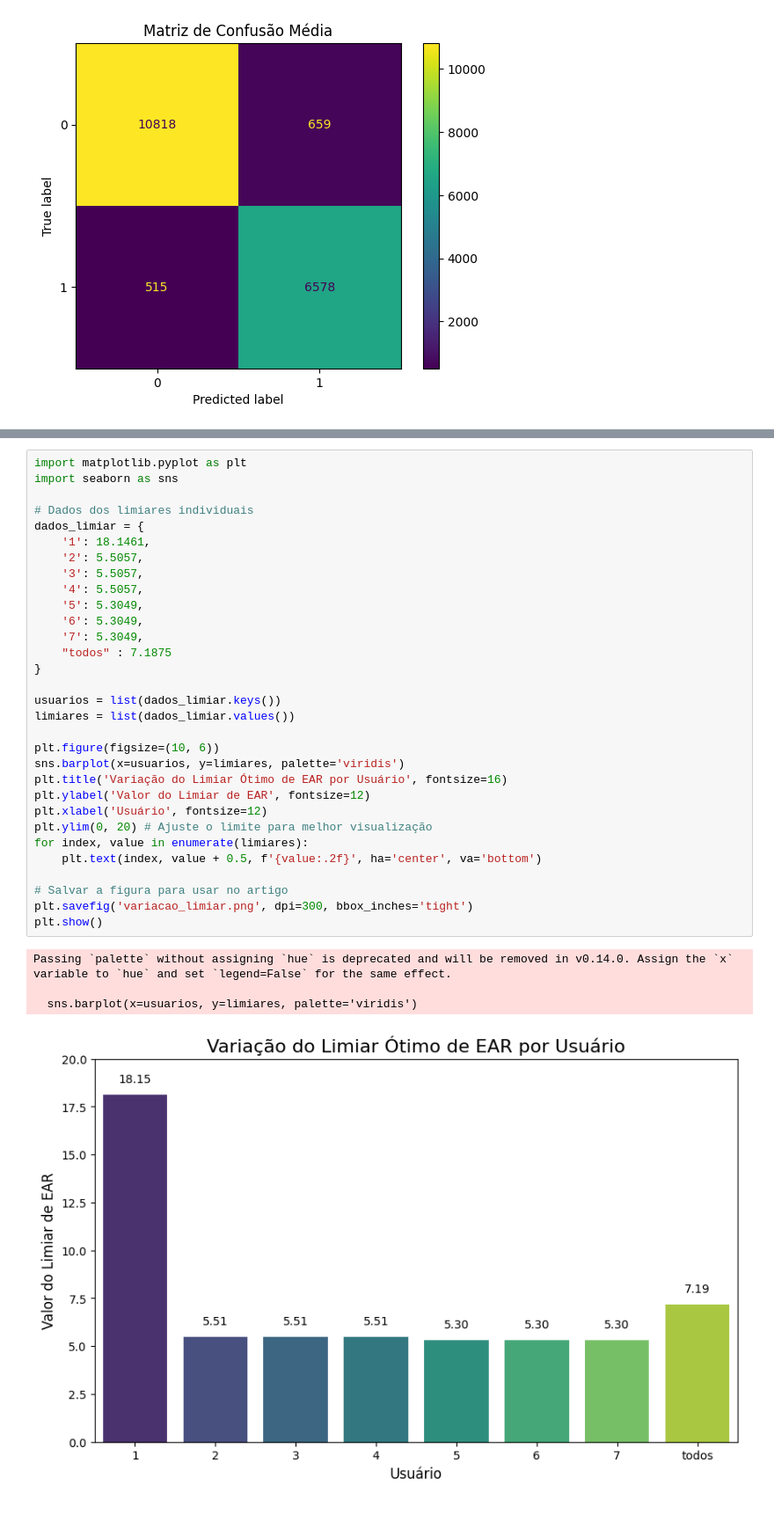
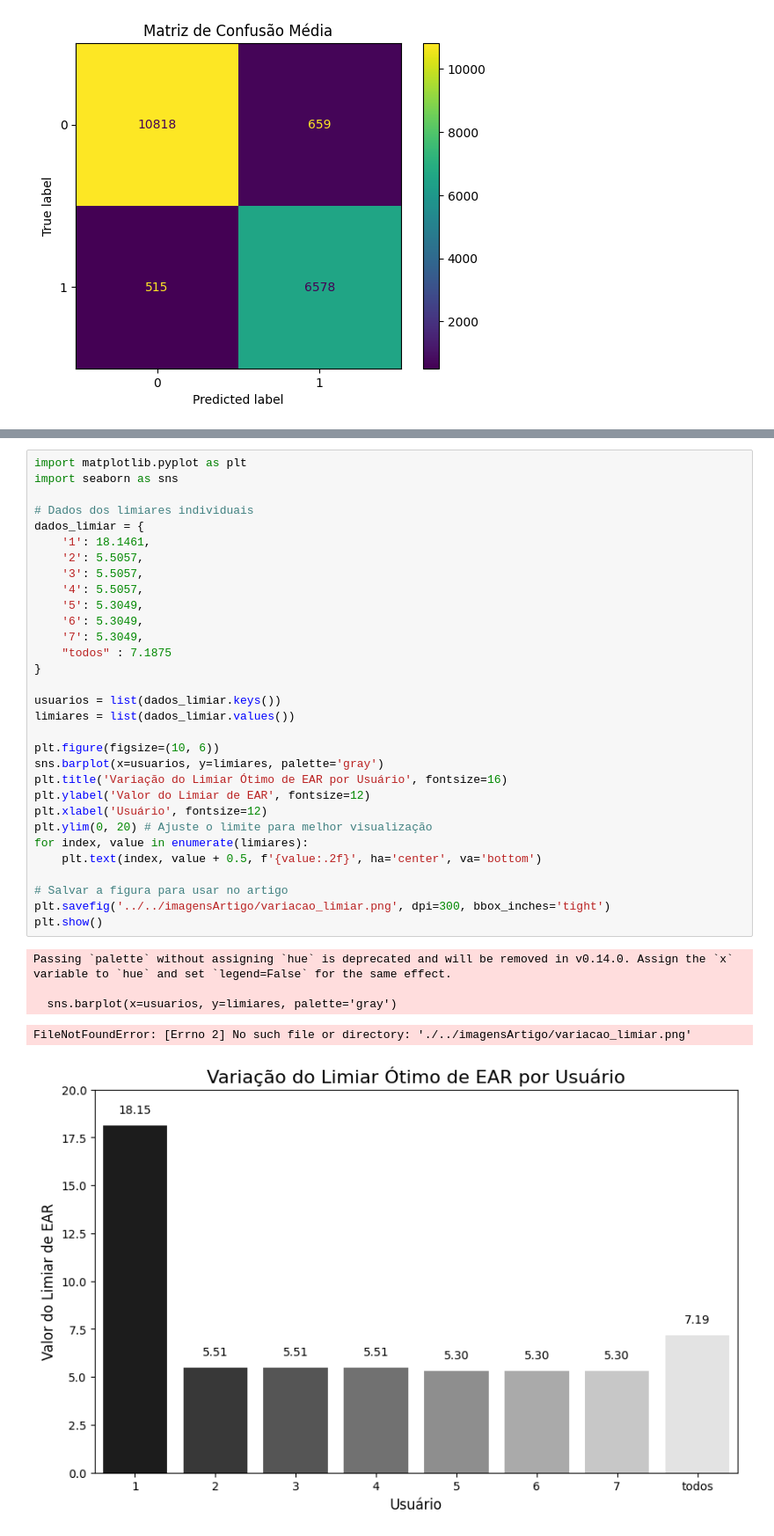
Before and after one commit to Barradas13/AssistiveDomotical, a Jupyter notebook: OSEMN/colabs/model.ipynb, the cells around one changed output, grey strips where cells are left out. Shown at 88% size. Saved outputs shown, nothing was run; the diff lists cells and outputs as text.

```diff
--- a/OSEMN/colabs/model.ipynb
+++ b/OSEMN/colabs/model.ipynb
@@ -259,34 +302,35 @@ import matplotlib.pyplot as plt
 import seaborn as sns
 
 # Dados dos limiares individuais
 dados_limiar = {
     '1': 18.1461,
     '2': 5.5057,
     '3': 5.5057,
     '4': 5.5057,
     '5': 5.3049,
     '6': 5.3049,
     '7': 5.3049,
     "todos" : 7.1875
 }
 
 usuarios = list(dados_limiar.keys())
 limiares = list(dados_limiar.values())
 
 plt.figure(figsize=(10, 6))
-sns.barplot(x=usuarios, y=limiares, palette='viridis')
+sns.barplot(x=usuarios, y=limiares, palette='gray')
 plt.title('Variação do Limiar Ótimo de EAR por Usuário', fontsize=16)
 plt.ylabel('Valor do Limiar de EAR', fontsize=12)
 plt.xlabel('Usuário', fontsize=12)
 plt.ylim(0, 20) # Ajuste o limite para melhor visualização
 for index, value in enumerate(limiares):
     plt.text(index, value + 0.5, f'{value:.2f}', ha='center', va='bottom')
 
 # Salvar a figura para usar no artigo
-plt.savefig('variacao_limiar.png', dpi=300, bbox_inches='tight')
+plt.savefig('../../imagensArtigo/variacao_limiar.png', dpi=300, bbox_inches='tight')
 plt.show()
 # %% [output]
 Passing `palette` without assigning `hue` is deprecated and will be removed in v0.14.0. Assign the `x` variable to `hue` and set `legend=False` for the same effect.
 
-  sns.barplot(x=usuarios, y=limiares, palette='viridis')
+  sns.barplot(x=usuarios, y=limiares, palette='gray')
+FileNotFoundError: [Errno 2] No such file or directory: './../imagensArtigo/variacao_limiar.png'
-[figure, old version]
+[figure, new version]
```
Also changed, not shown: parts of 5 cells of this notebook, 14 other files.
